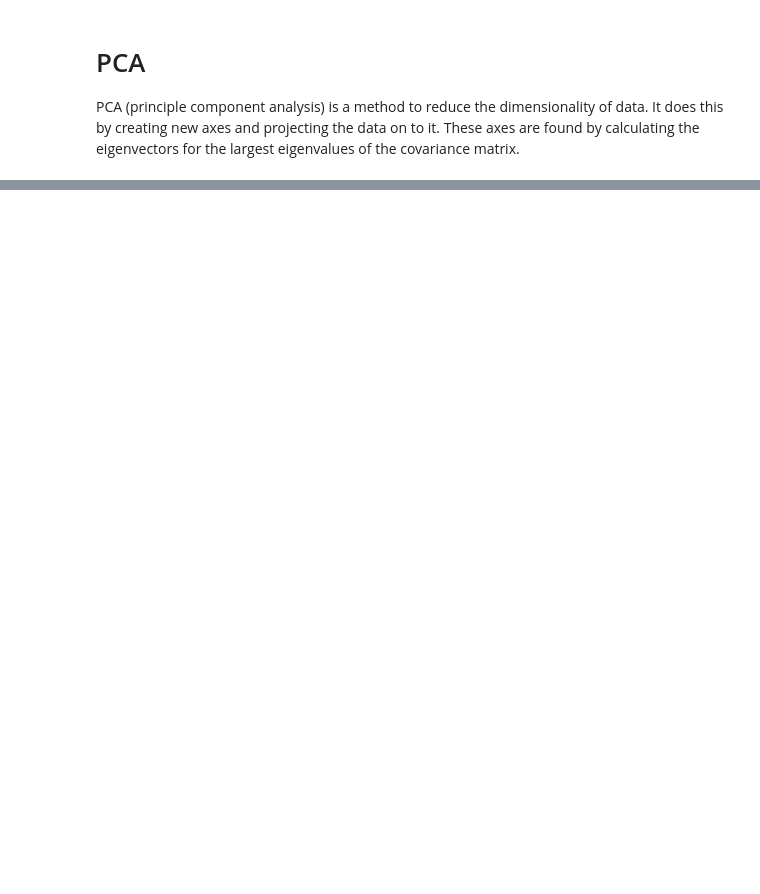
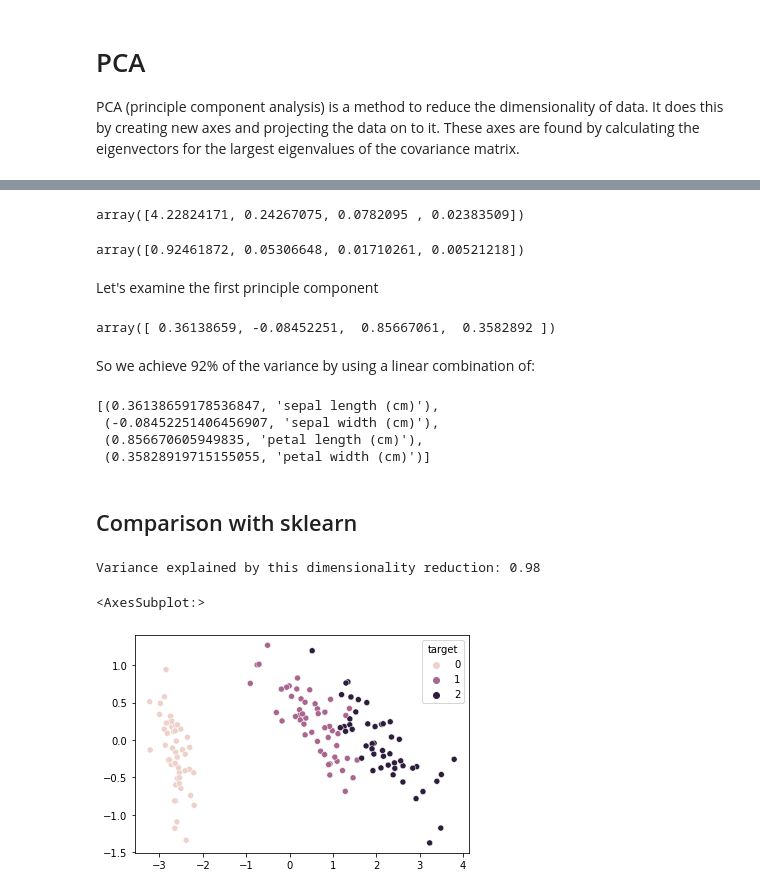
Before and after one commit to BelligerG/Machine_Learning_Notes, a Jupyter notebook: dimensionality_reduction/PCA.ipynb, the cells around one changed output, grey strips where cells are left out. Saved outputs shown, nothing was run; the diff lists cells and outputs as text; code cells hidden in the pictures; blank space fills up the shorter version.

```diff
--- a/dimensionality_reduction/PCA.ipynb
+++ b/dimensionality_reduction/PCA.ipynb
@@ -49,0 +72,31 @@ Variance explained by this dimensionality reduction: 0.98%
+# %%
+L # eigenvalues are already sorted, so we don't need to reorder the eigenvectors
+# %% [output]
+array([4.22824171, 0.24267075, 0.0782095 , 0.02383509])
+# %%
+L / L.sum() # 92% of the variance is described by the first principle component!
+# %% [output]
+array([0.92461872, 0.05306648, 0.01710261, 0.00521218])
+# %% [markdown]
+Let's examine the first principle component
+# %%
+Q[:, 0]
+# %% [output]
+array([ 0.36138659, -0.08452251,  0.85667061,  0.3582892 ])
+# %% [markdown]
+So we achieve 92% of the variance by using a linear combination of:
+# %%
+[*zip(Q[:, 0], df.columns[:-1])]
+# %% [output]
+[(0.36138659178536847, 'sepal length (cm)'),
+ (-0.08452251406456907, 'sepal width (cm)'),
+ (0.856670605949835, 'petal length (cm)'),
+ (0.35828919715155055, 'petal width (cm)')]
+# %% [markdown]
+## Comparison with sklearn
+# %%
+sns.scatterplot(*PCA(df.values[:, :-1]).T, hue=df["target"])
+# %% [output]
+Variance explained by this dimensionality reduction: 0.98
+<AxesSubplot:>
+[figure, added]
```
Also changed, not shown: parts of 11 cells of this notebook.
